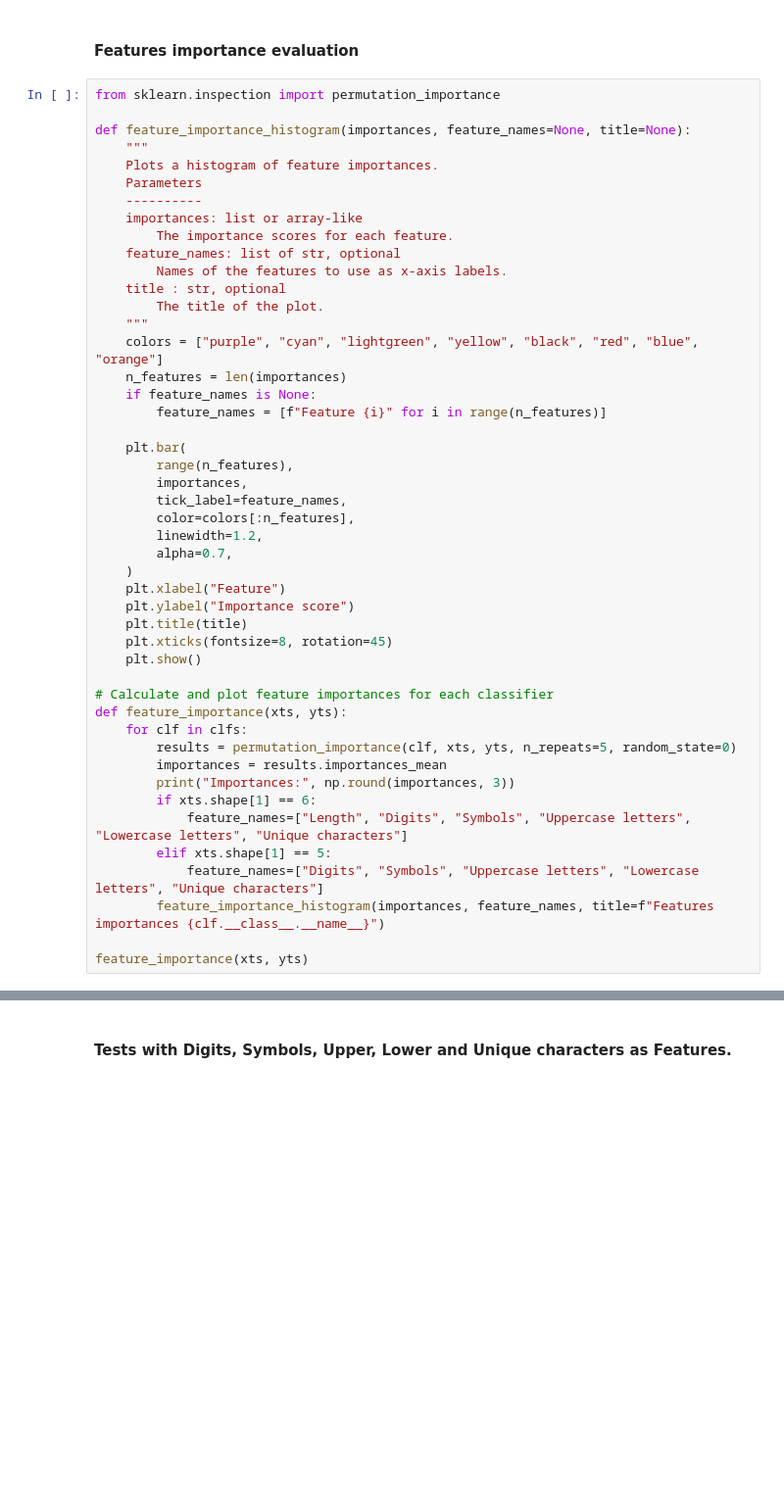
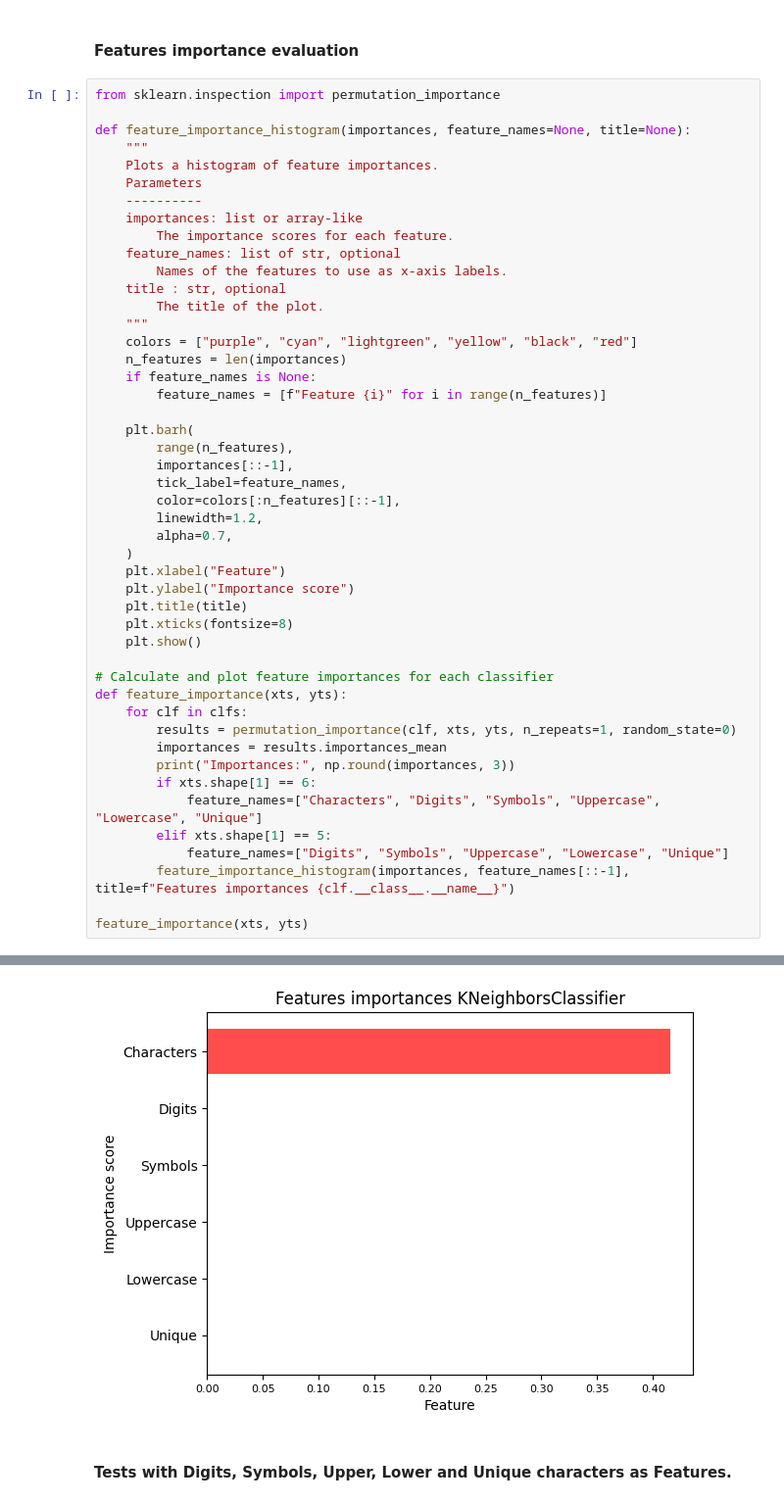
Before and after one commit to giopresenti98/ML-Project, a Jupyter notebook: test_password_strenght_classification.ipynb, the cells around one changed output, grey strips where cells are left out. Shown at 98% size. Saved outputs shown, nothing was run; the diff lists cells and outputs as text; blank space fills up the shorter version.

```diff
--- a/test_password_strenght_classification.ipynb
+++ b/test_password_strenght_classification.ipynb
@@ -201,35 +293,36 @@ def feature_importance_histogram(importances, feature_names=None, title=None):
     title : str, optional
         The title of the plot.
     """
-    colors = ["purple", "cyan", "lightgreen", "yellow", "black", "red", "blue", "orange"]
+    colors = ["purple", "cyan", "lightgreen", "yellow", "black", "red"]
     n_features = len(importances)
     if feature_names is None:
         feature_names = [f"Feature {i}" for i in range(n_features)]
 
-    plt.bar(
+    plt.barh(
         range(n_features),
-        importances,
+        importances[::-1],
         tick_label=feature_names,
-        color=colors[:n_features],
+        color=colors[:n_features][::-1],
         linewidth=1.2,
         alpha=0.7,
     )
     plt.xlabel("Feature")
     plt.ylabel("Importance score")
     plt.title(title)
-    plt.xticks(fontsize=8, rotation=45)
+    plt.xticks(fontsize=8)
     plt.show()
 
 # Calculate and plot feature importances for each classifier
 def feature_importance(xts, yts):
     for clf in clfs:
-        results = permutation_importance(clf, xts, yts, n_repeats=5, random_state=0)
+        results = permutation_importance(clf, xts, yts, n_repeats=1, random_state=0)
         importances = results.importances_mean
         print("Importances:", np.round(importances, 3))
         if xts.shape[1] == 6:
-            feature_names=["Length", "Digits", "Symbols", "Uppercase letters", "Lowercase letters", "Unique characters"]
+            feature_names=["Characters", "Digits", "Symbols", "Uppercase", "Lowercase", "Unique"]
         elif xts.shape[1] == 5:
-            feature_names=["Digits", "Symbols", "Uppercase letters", "Lowercase letters", "Unique characters"]
-        feature_importance_histogram(importances, feature_names, title=f"Features importances {clf.__class__.__name__}")
+            feature_names=["Digits", "Symbols", "Uppercase", "Lowercase", "Unique"]
+        feature_importance_histogram(importances, feature_names[::-1], title=f"Features importances {clf.__class__.__name__}")
 
 feature_importance(xts, yts)
+# %% [output]
@@ -236,3 +330,4 @@ feature_importance(xts, yts)
+[figure, added]
 # %% [markdown]
 #### Tests with Digits, Symbols, Upper, Lower and Unique characters as Features.
 # %%
```
Also changed, not shown: parts of 18 cells of this notebook, 7 other files.
